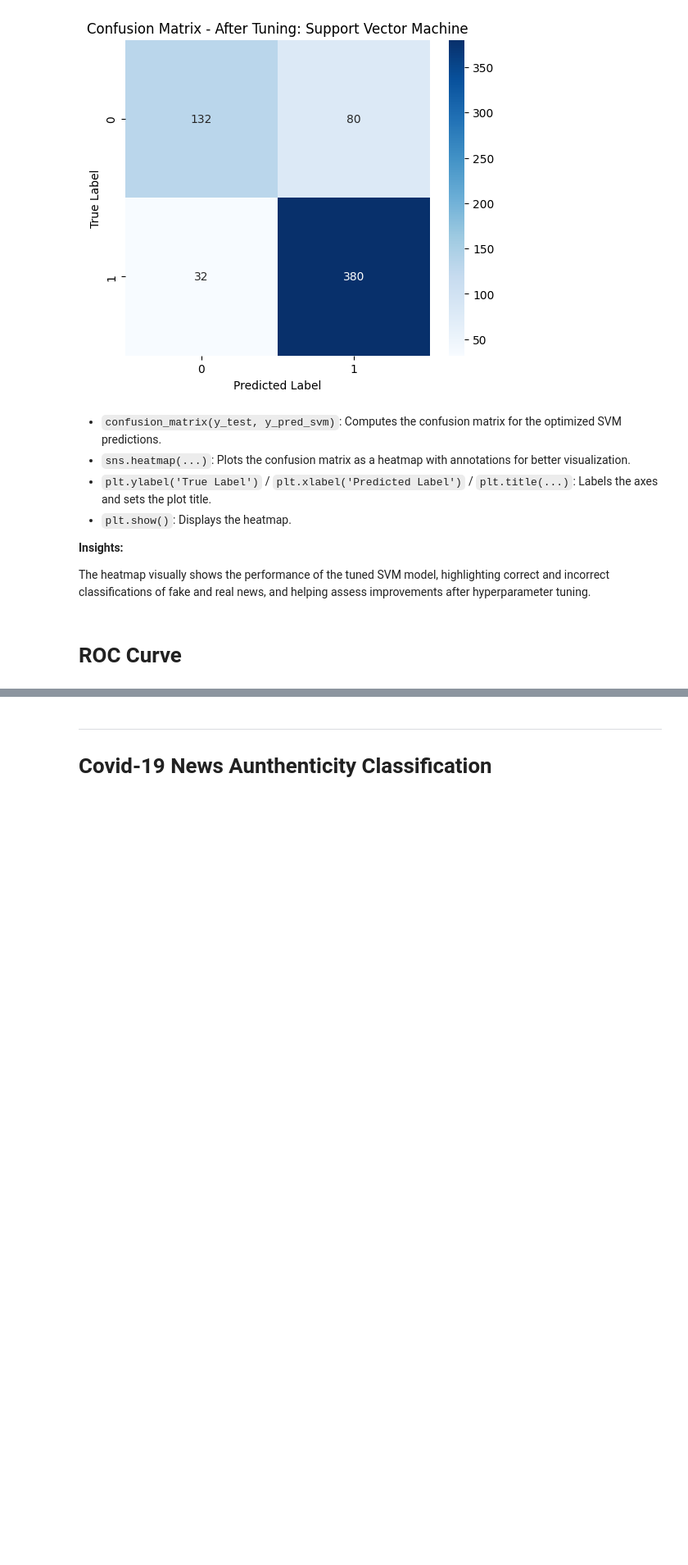
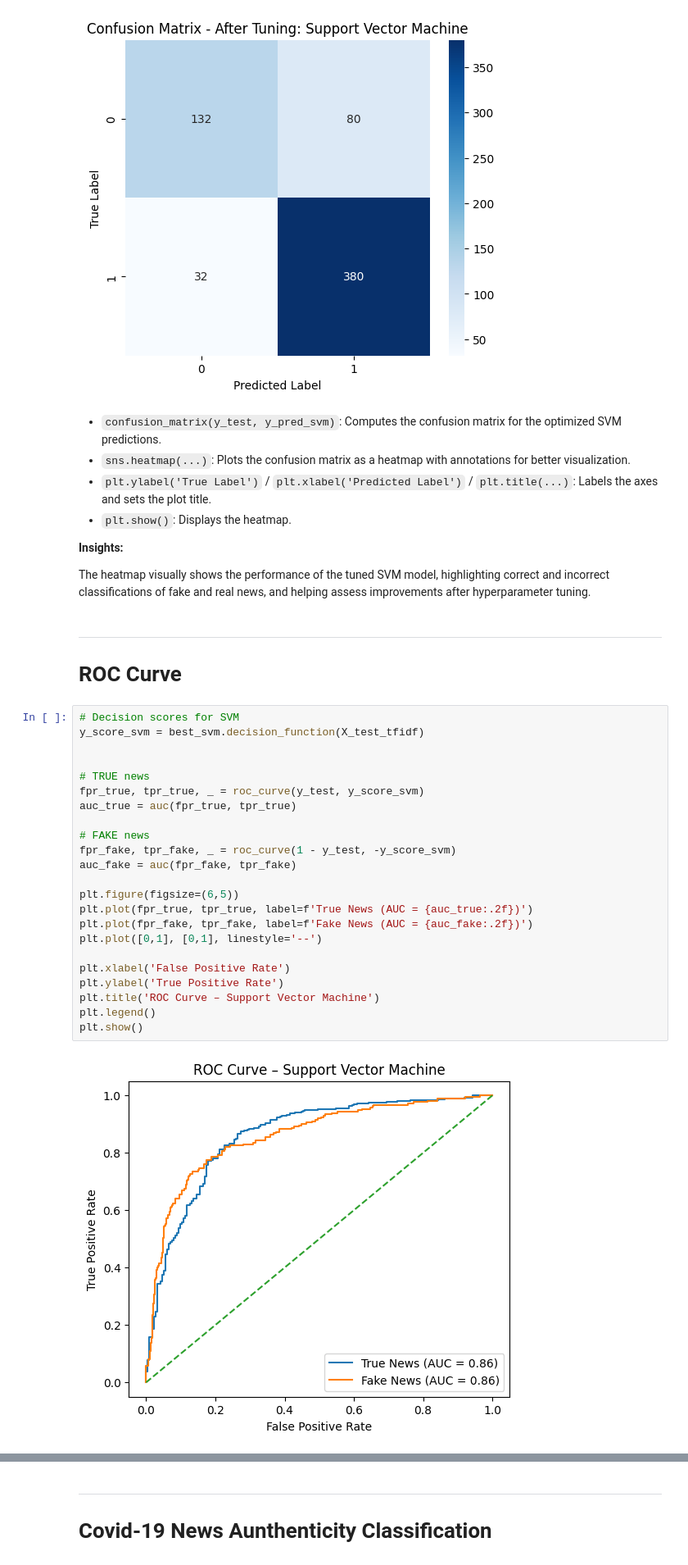
Before and after one commit to Natashaa7/COVID-19-Fake-News-Detection, a Jupyter notebook: Fake-News-Classification.ipynb, the cells around one changed output, grey strips where cells are left out. Shown at 82% size. Drawn from its saved outputs; the diff is of its cells as text; blank space fills up the shorter version.

```diff
--- a/Fake-News-Classification.ipynb
+++ b/Fake-News-Classification.ipynb
@@ -895,4 +1124,30 @@ plt.show()
 
 The heatmap visually shows the performance of the tuned SVM model, highlighting correct and incorrect classifications of fake and real news, and helping assess improvements after hyperparameter tuning.
 # %% [markdown]
+---
 # ROC Curve
+# %%
+# Decision scores for SVM
+y_score_svm = best_svm.decision_function(X_test_tfidf)
+
+
+# TRUE news
+fpr_true, tpr_true, _ = roc_curve(y_test, y_score_svm)
+auc_true = auc(fpr_true, tpr_true)
+
+# FAKE news
+fpr_fake, tpr_fake, _ = roc_curve(1 - y_test, -y_score_svm)
+auc_fake = auc(fpr_fake, tpr_fake)
+
+plt.figure(figsize=(6,5))
+plt.plot(fpr_true, tpr_true, label=f'True News (AUC = {auc_true:.2f})')
+plt.plot(fpr_fake, tpr_fake, label=f'Fake News (AUC = {auc_fake:.2f})')
+plt.plot([0,1], [0,1], linestyle='--')
+
+plt.xlabel('False Positive Rate')
+plt.ylabel('True Positive Rate')
+plt.title('ROC Curve – Support Vector Machine')
+plt.legend()
+plt.show()
+# %% [output]
+[figure, added]
```
Also changed, not shown: parts of 61 cells of this notebook.
